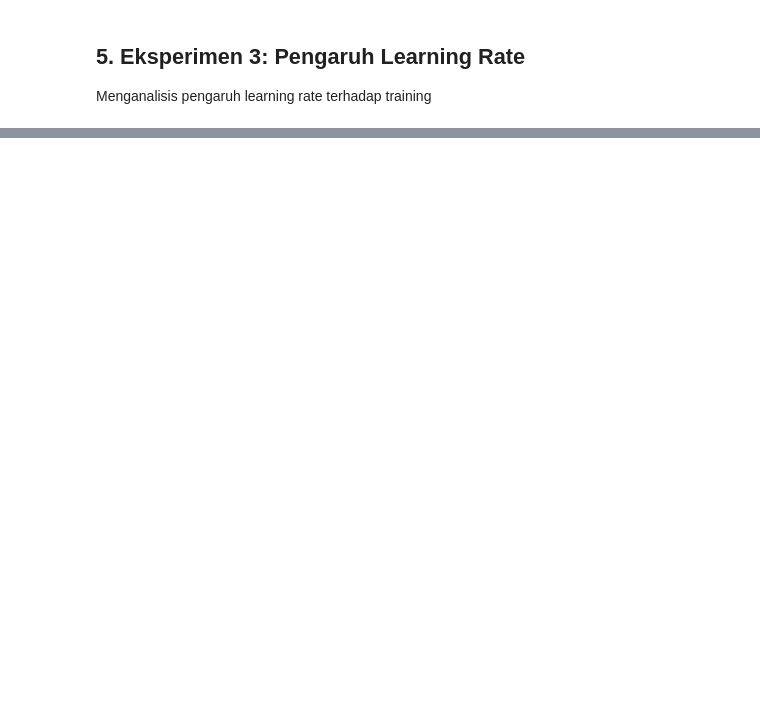
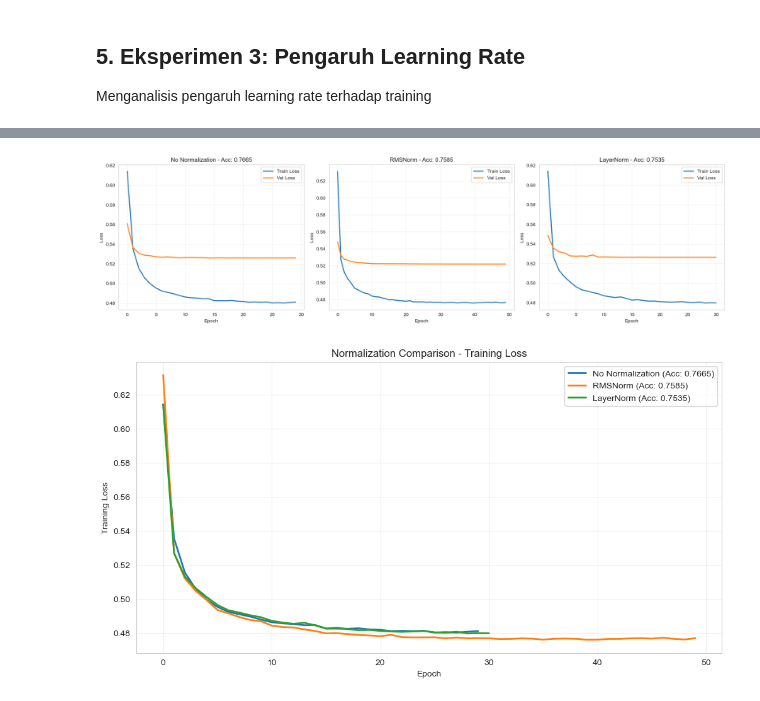
Before and after one commit to danenftyessir/Min-Satu-Ardell_Tubes-1_IF3270, a Jupyter notebook: src/testing.ipynb, the cells around one changed output, grey strips where cells are left out. Drawn from its saved outputs; the diff is of its cells as text; code cells hidden in the pictures; blank space fills up the shorter version.

```diff
--- a/src/testing.ipynb
+++ b/src/testing.ipynb
@@ -360,0 +1030,37 @@ for lr, result in lr_results.items():
+# %%
+# Plot perbandingan normalisasi
+fig, axes = plt.subplots(1, 3, figsize=(18, 5))
+
+for i, (norm_name, result) in enumerate(norm_results.items()):
+    axes[i].plot(result['history']['train_loss'], label='Train Loss', linewidth=2)
+    axes[i].plot(result['history']['val_loss'], label='Val Loss', linewidth=2)
+    axes[i].set_title(f'{norm_name} - Acc: {result["accuracy"]:.4f}')
+    axes[i].set_xlabel('Epoch')
+    axes[i].set_ylabel('Loss')
+    axes[i].legend()
+    axes[i].grid(True, alpha=0.3)
+
+plt.tight_layout()
+plt.savefig('../data/experiment8_normalization.png', dpi=300, bbox_inches='tight')
+plt.show()
+
+# Plot perbandingan langsung
+fig, ax = plt.subplots(figsize=(12, 6))
+
+for norm_name, result in norm_results.items():
+    ax.plot(result['history']['train_loss'], label=f'{norm_name} (Acc: {result["accuracy"]:.4f})', linewidth=2)
+
+ax.set_xlabel('Epoch')
+ax.set_ylabel('Training Loss')
+ax.set_title('Normalization Comparison - Training Loss')
+ax.legend()
+ax.grid(True, alpha=0.3)
+plt.savefig('../data/experiment8_normalization_comparison.png', dpi=300, bbox_inches='tight')
+plt.show()
+
+print("\nHasil Eksperimen 8 (Normalisasi):")
+for norm_name, result in norm_results.items():
+    print(f"  {norm_name}: Acc={result['accuracy']:.4f}, Train Loss={result['final_train_loss']:.4f}, Val Loss={result['final_val_loss']:.4f}")
+# %% [output]
+[figure, added]
+[figure, added]
```
Also changed, not shown: parts of 31 cells of this notebook.
